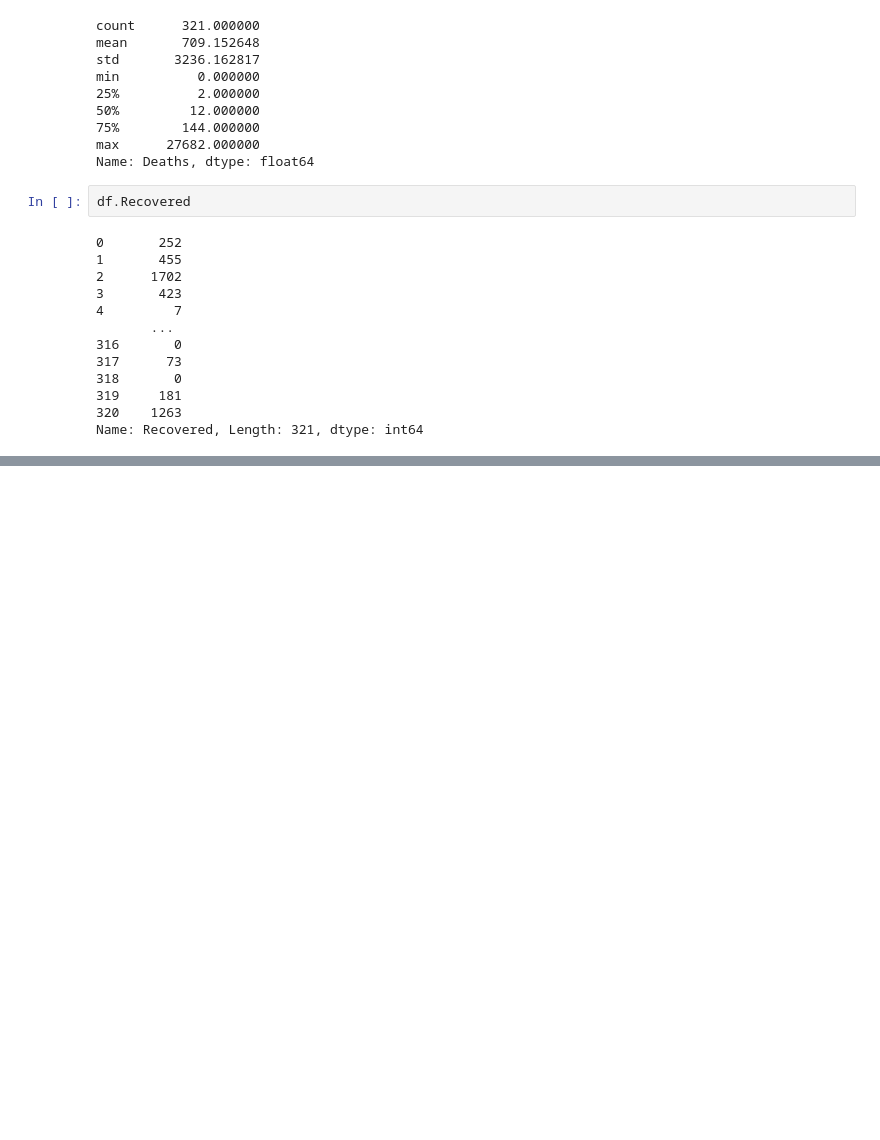
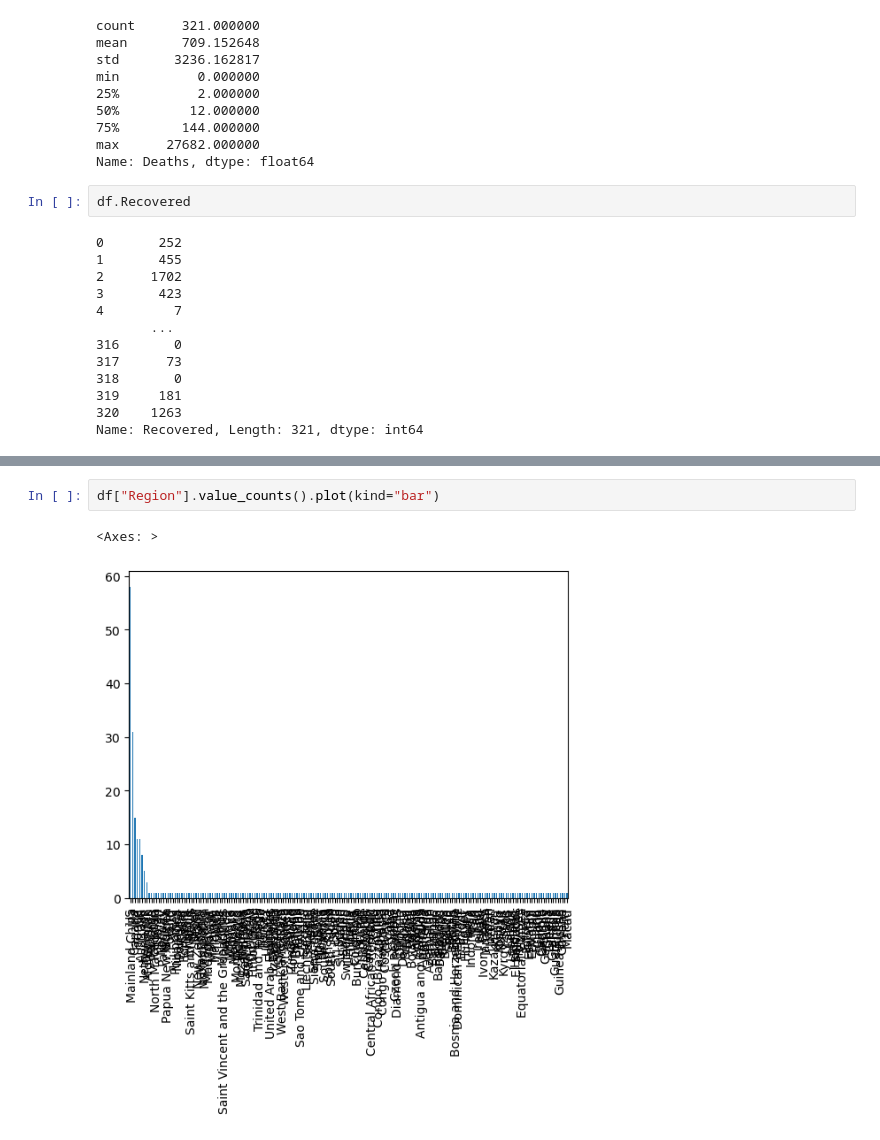
Before and after one commit to Dhaval5659/ml_by_Istudio, a Jupyter notebook: Panda.ipynb, the cells around one changed output, grey strips where cells are left out. Saved outputs shown, nothing was run; the diff lists cells and outputs as text; blank space fills up the shorter version.

```diff
--- a/Panda.ipynb
+++ b/Panda.ipynb
@@ -167,0 +228,5 @@ Name: Recovered, Length: 321, dtype: int64
+# %%
+df["Region"].value_counts().plot(kind="bar")
+# %% [output]
+<Axes: >
+[figure, added]
```
Also changed, not shown: parts of 13 cells of this notebook.
